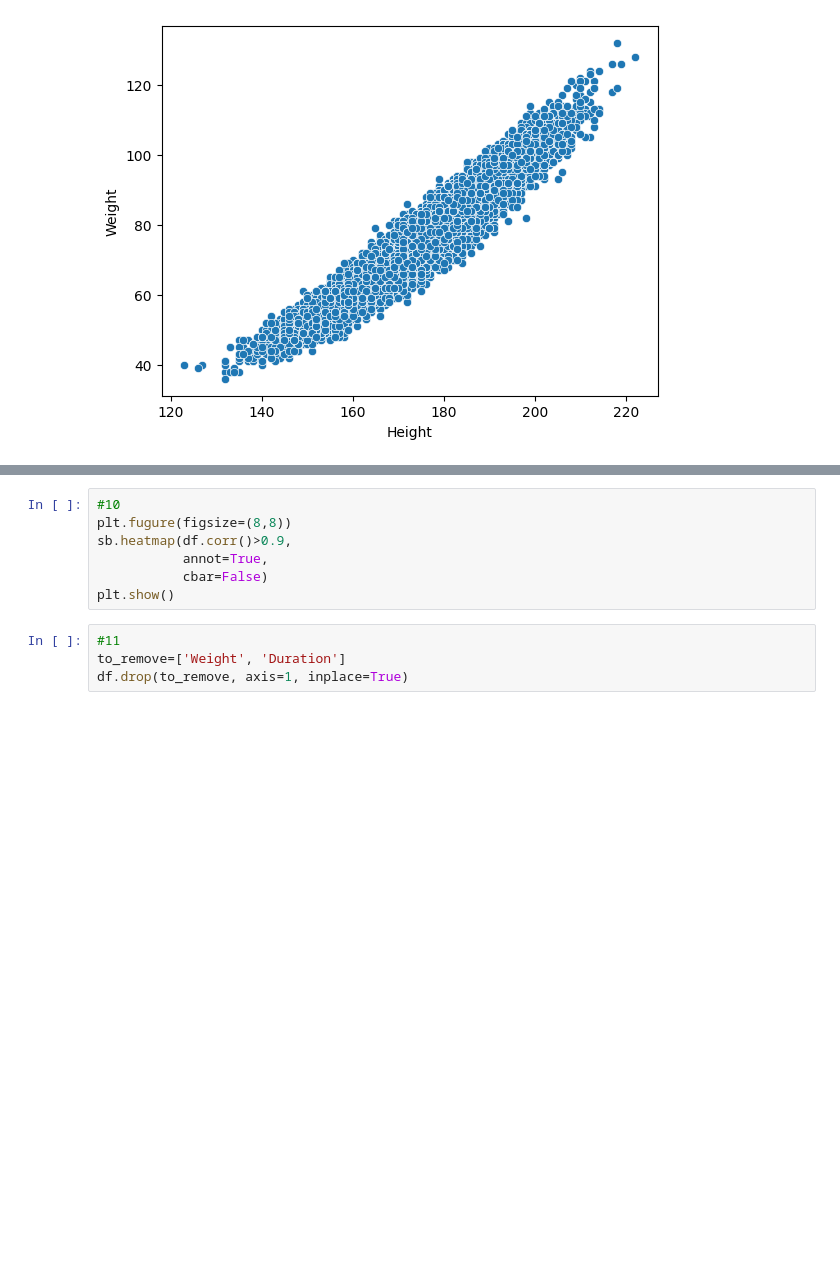
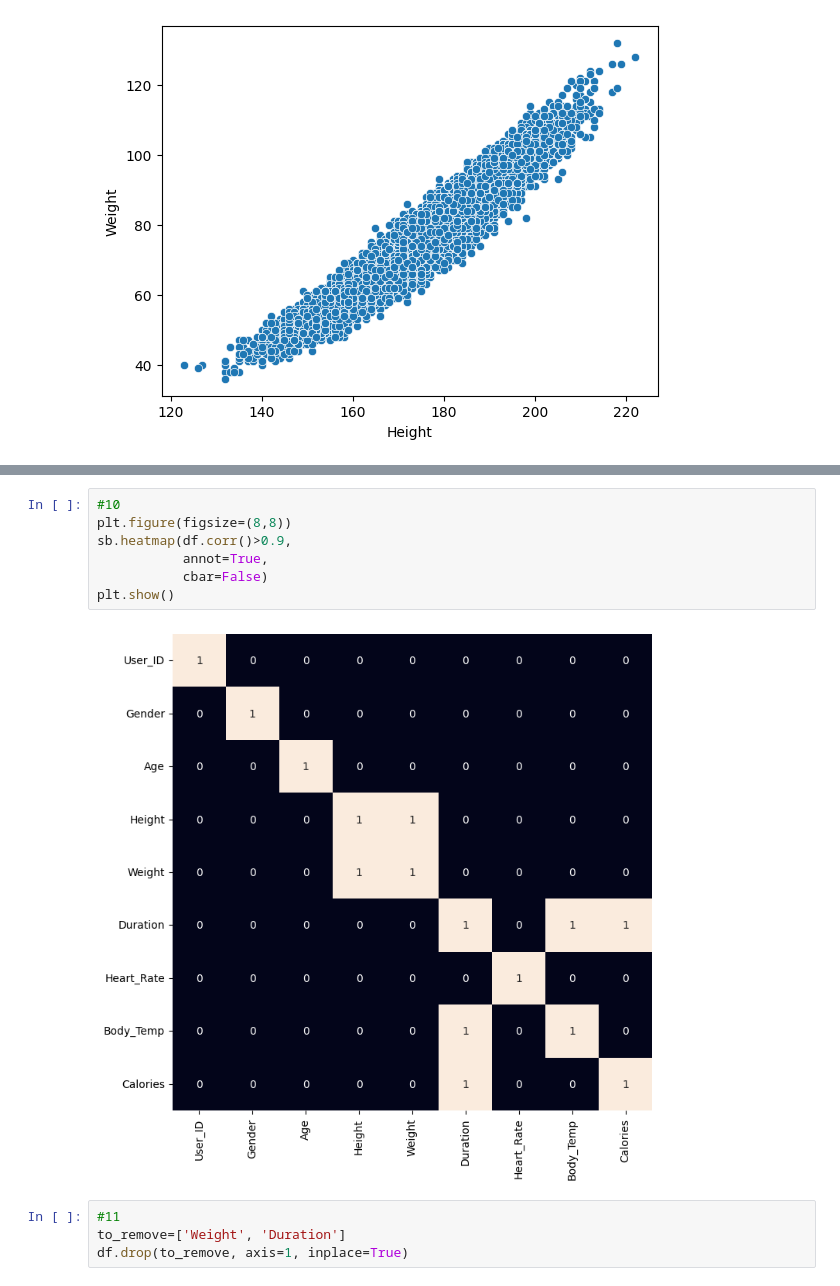
Before and after one commit to LingSiewWin/Calories-Burn-Prediction-ML, a Jupyter notebook: main.ipynb, the cells around one changed output, grey strips where cells are left out. Cells and saved outputs as stored; diff of their text form; blank space fills up the shorter version.

```diff
--- a/main.ipynb
+++ b/main.ipynb
@@ -103,10 +115,12 @@ df.head()
 # %%
 #10
-plt.fugure(figsize=(8,8))
+plt.figure(figsize=(8,8))
 sb.heatmap(df.corr()>0.9,
            annot=True,
            cbar=False)
 plt.show()
+# %% [output]
+[figure, added]
 # %%
 #11
 to_remove=['Weight', 'Duration']
```
Also changed, not shown: parts of 9 cells of this notebook.
